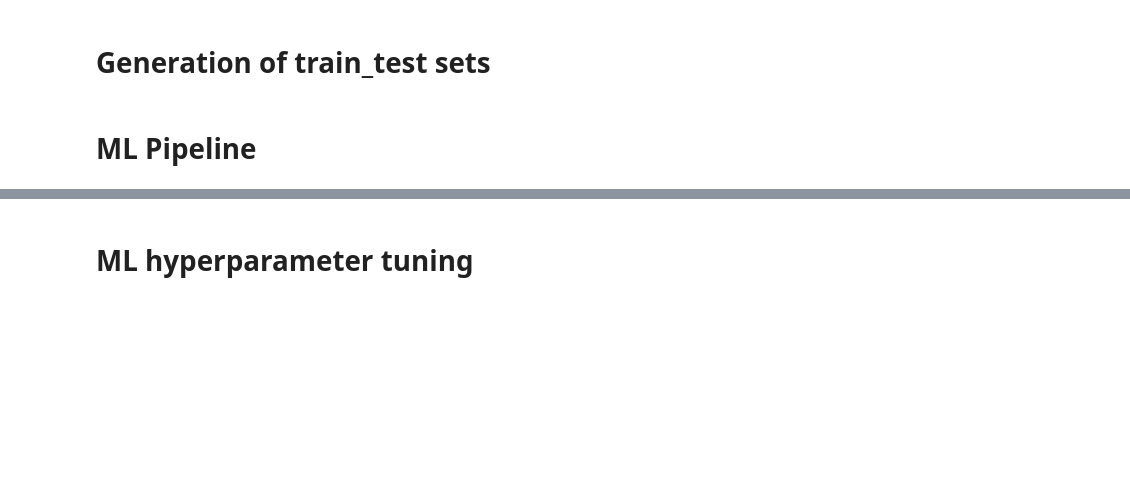
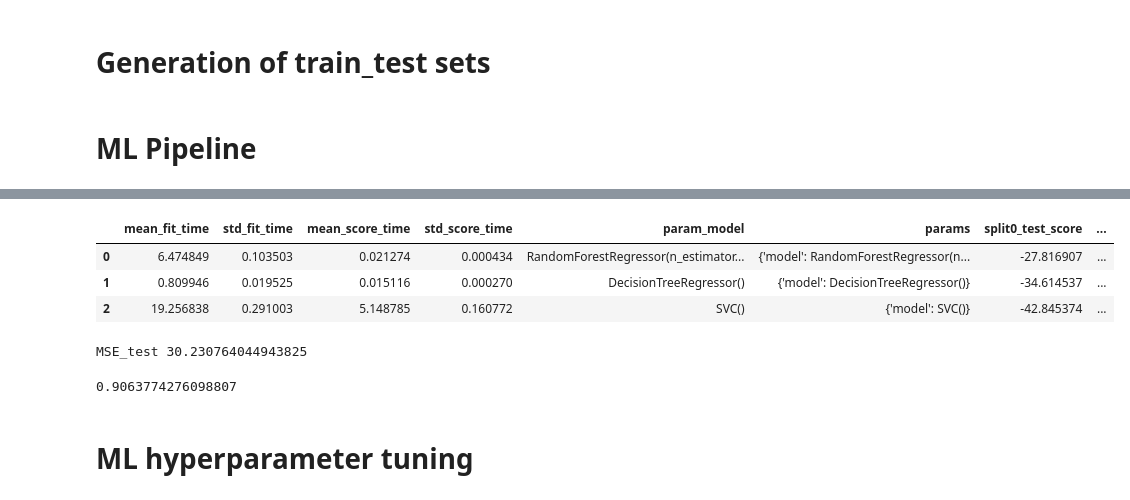
Before and after one commit to RaphaelBouvet/ML_1, a Jupyter notebook: notebooks/ML_pipeline.ipynb, the cells around one changed output, grey strips where cells are left out. Saved outputs shown, nothing was run; the diff lists cells and outputs as text; code cells hidden in the pictures; blank space fills up the shorter version.

Commit message:
Premiers résultats de ML
Test random trees, decision_trees, smv
Utilisation de pipe pour transformation des données

```diff
--- a/notebooks/ML_pipeline.ipynb
+++ b/notebooks/ML_pipeline.ipynb
@@ -53,0 +102,14 @@ trees_clean.plot(kind='hist',column='ANNEEDEPLANTATION',by='SOUS_CATEGORIE_DESC'
+# %%
+model_1 = RandomForestRegressor(n_estimators=10)
+param_1 = {'model':[model_1]}
+model_2 = DecisionTreeRegressor()
+param_2 = {'model':[model_2]}
+model_3 = SVC()
+param_3 = {'model':[model_3]}
+list_models = [model_1,model_2,model_3]
+# %%
+pipe = Pipeline(steps=[("transformer", transformer),
+                       ("model", model_1)])
+params_list = [param_1,param_2,param_3]
+# %%
+grid_search = GridSearchCV(pipe,params_list,cv=10,scoring='neg_mean_squared_error')
@@ -53,0 +118,2 @@ trees_clean.plot(kind='hist',column='ANNEEDEPLANTATION',by='SOUS_CATEGORIE_DESC'
+# %%
+grid_search.fit(predictors_train,annee_train)
@@ -53,0 +135,8 @@ trees_clean.plot(kind='hist',column='ANNEEDEPLANTATION',by='SOUS_CATEGORIE_DESC'
+# %%
+grid_results = pd.DataFrame(grid_search.cv_results_)
+grid_results.sort_values(by='rank_test_score')
+# %% [output]
+|  | mean_fit_time | std_fit_time | mean_score_time | std_score_time | param_model | params | split0_test_score | ... |
+| 0 | 6.474849 | 0.103503 | 0.021274 | 0.000434 | RandomForestRegressor(n_estimator... | {'model': RandomForestRegressor(n... | -27.816907 | ... |
+| 1 | 0.809946 | 0.019525 | 0.015116 | 0.000270 | DecisionTreeRegressor() | {'model': DecisionTreeRegressor()} | -34.614537 | ... |
+| 2 | 19.256838 | 0.291003 | 5.148785 | 0.160772 | SVC() | {'model': SVC()} | -42.845374 | ... |
@@ -54,2 +145,11 @@ trees_clean.plot(kind='hist',column='ANNEEDEPLANTATION',by='SOUS_CATEGORIE_DESC'
+# %%
+annee_predict = best_pipe.predict(predictors_test)
+mse = mean_squared_error(annee_test,annee_predict)
+print('MSE_test',mse)
+
+best_pipe.score(predictors_test,annee_test)
+# %% [output]
+MSE_test 30.230764044943825
+0.9063774276098807
 # %% [markdown]
 # ML hyperparameter tuning
```
Also changed, not shown: parts of 9 cells of this notebook, 3 other files.
